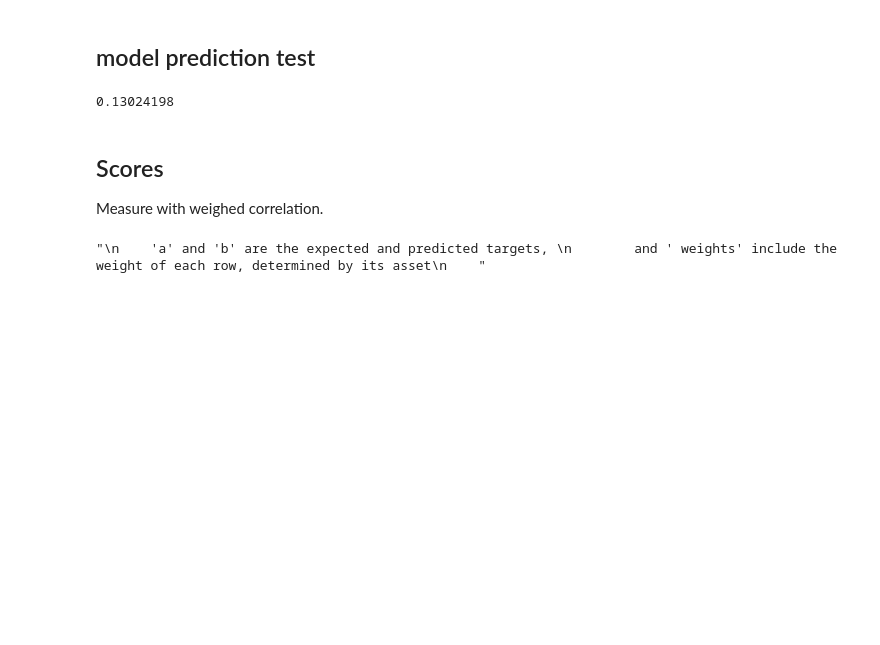
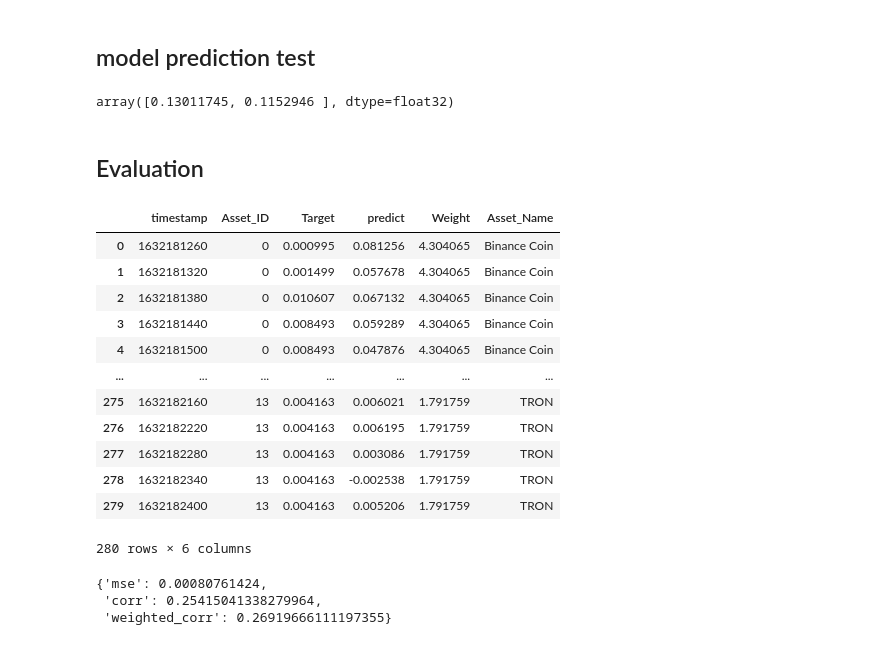
Before and after one commit to 123mitnik/Crypto_Forecasting_kaggle, a Jupyter notebook: crypto-xgb.ipynb, the cells around one changed output. Drawn from its saved outputs; the diff is of its cells as text; code cells hidden in the pictures; blank space fills up the shorter version.

```diff
--- a/crypto-xgb.ipynb
+++ b/crypto-xgb.ipynb
@@ -210,22 +211,68 @@ XGBRegressor(base_score=0.5, booster='gbtree', colsample_bylevel=1,
 ## model prediction test
 # %%
 # Check the model interface
-x = get_features(df_train.iloc[1])
-x =pd.DataFrame([x])
+x = get_features(df_train.iloc[range(2)])
+#x =pd.DataFrame([x])
 x = add_features(x)
 x = x.fillna(-1)
 
 x = x.drop(['timestamp', 'Asset_ID','Target'],axis=1)
 y_pred = models[0].predict(x)
-y_pred[0]
+y_pred
 # %% [output]
-0.13024198
+array([0.13011745, 0.1152946 ], dtype=float32)
-# %% [markdown]
-## Scores
-
-Measure with weighed correlation.
-# %%
-from script.kagglescore import weighted_correlation
-weighted_correlation.__doc__
-# %% [output]
-"\n    'a' and 'b' are the expected and predicted targets, \n        and ' weights' include the weight of each row, determined by its asset\n    "
+# %% [markdown]
+## Evaluation
+# %%
+eval_dat = df_train.groupby('Asset_ID').tail(20)
+result=[]
+for i in range(14):
+    x = eval_dat[eval_dat['Asset_ID']==i]
+    x = get_features(x)
+    x = add_features(x)
+    x = x.fillna(-1)
+
+    y = x[['timestamp', 'Asset_ID','Target']].copy()
+    x = x.drop(['timestamp', 'Asset_ID','Target'],axis=1)
+    y_pred = models[i].predict(x)
+    y['predict'] = y_pred
+    result.append(y)
+
+result=pd.concat(result, axis=0)
+result=result.merge(df_asset_details,on='Asset_ID')
+result
+# %% [output]
+|  | timestamp | Asset_ID | Target | predict | Weight | Asset_Name |
+| 0 | 1632181260 | 0 | 0.000995 | 0.081256 | 4.304065 | Binance Coin |
+| 1 | 1632181320 | 0 | 0.001499 | 0.057678 | 4.304065 | Binance Coin |
+| 2 | 1632181380 | 0 | 0.010607 | 0.067132 | 4.304065 | Binance Coin |
+| 3 | 1632181440 | 0 | 0.008493 | 0.059289 | 4.304065 | Binance Coin |
+| 4 | 1632181500 | 0 | 0.008493 | 0.047876 | 4.304065 | Binance Coin |
+| ... | ... | ... | ... | ... | ... | ... |
+| 275 | 1632182160 | 13 | 0.004163 | 0.006021 | 1.791759 | TRON |
+| 276 | 1632182220 | 13 | 0.004163 | 0.006195 | 1.791759 | TRON |
+| 277 | 1632182280 | 13 | 0.004163 | 0.003086 | 1.791759 | TRON |
+| 278 | 1632182340 | 13 | 0.004163 | -0.002538 | 1.791759 | TRON |
+| 279 | 1632182400 | 13 | 0.004163 | 0.005206 | 1.791759 | TRON |
+280 rows × 6 columns
+# %%
+from sklearn.metrics import mean_squared_error
+from script.kagglescore import weighted_correlation
+def model_eval(y_true=result['Target'],y_pred=result['predict'], weight=result['Weight'],
+                metric='mse'):
+    if metric == 'mse':
+        return mean_squared_error(y_true, y_pred)
+    elif metric == 'corr':
+        return np.corrcoef(y_true, y_pred)[0,1]
+    elif metric == 'weighted_corr':
+        return weighted_correlation(a=y_true,b=y_pred,weights=weight)
+    else:
+        raise ValueError
+
+
+eval_metric=['mse','corr','weighted_corr']
+{m:model_eval(y_true=result['Target'],y_pred=result['predict'], weight=result['Weight'], metric=m) for m in eval_metric}
+# %% [output]
+{'mse': 0.00080761424,
+ 'corr': 0.25415041338279964,
+ 'weighted_corr': 0.26919666111197355}
```
Also changed, not shown: parts of 2 cells of this notebook, 1 other file.
